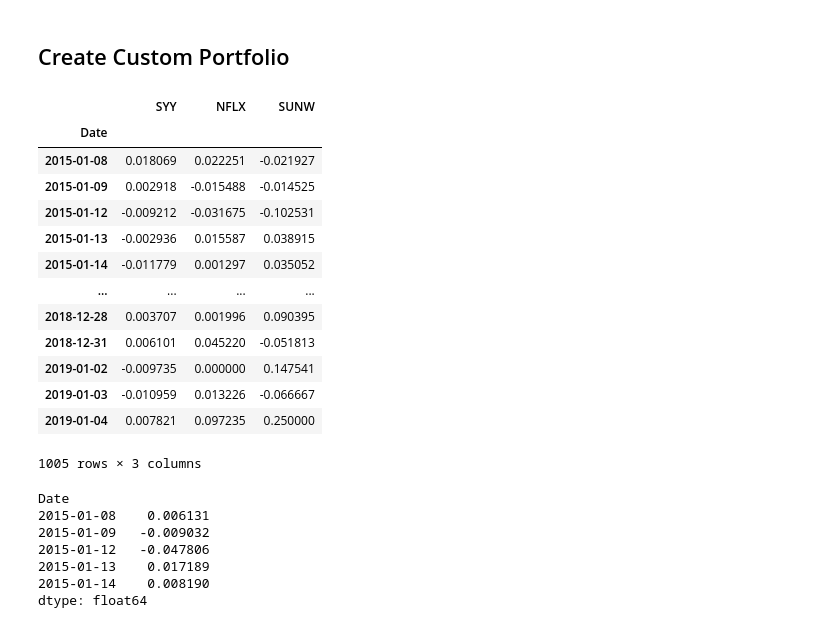
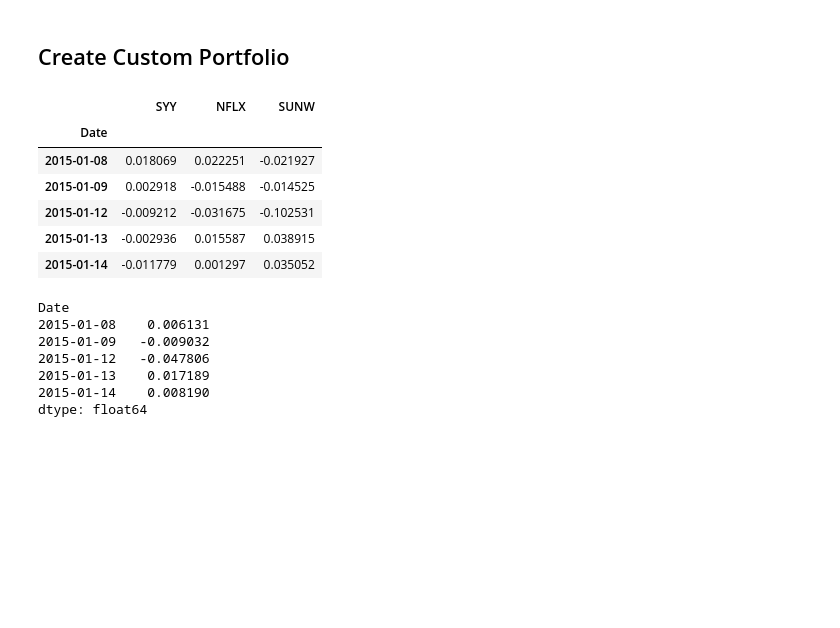
Before and after one commit to gerdonr/Financial-Returns-Analysis, a Jupyter notebook: homework file.ipynb, the cells around one changed output. Saved outputs shown, nothing was run; the diff lists cells and outputs as text; code cells hidden in the pictures; blank space fills up the shorter version.

```diff
--- a/homework file.ipynb
+++ b/homework file.ipynb
@@ -338,24 +329,17 @@ sunw_returns = sunw.pct_change()
 # %%
 #Concat all three stocks into one dataframe
 my_combined_returns = pd.concat([syy_returns,nflx_returns,sunw_returns],axis='columns',join='inner')
 my_combined_returns.columns =  ['SYY','NFLX','SUNW']
 my_combined_returns.dropna(inplace=True)
-my_combined_returns
+my_combined_returns.head()
 # %% [output]
 |  | SYY | NFLX | SUNW |
 | Date |  |  |  |
 | 2015-01-08 | 0.018069 | 0.022251 | -0.021927 |
 | 2015-01-09 | 0.002918 | -0.015488 | -0.014525 |
 | 2015-01-12 | -0.009212 | -0.031675 | -0.102531 |
 | 2015-01-13 | -0.002936 | 0.015587 | 0.038915 |
 | 2015-01-14 | -0.011779 | 0.001297 | 0.035052 |
-| ... | ... | ... | ... |
-| 2018-12-28 | 0.003707 | 0.001996 | 0.090395 |
-| 2018-12-31 | 0.006101 | 0.045220 | -0.051813 |
-| 2019-01-02 | -0.009735 | 0.000000 | 0.147541 |
-| 2019-01-03 | -0.010959 | 0.013226 | -0.066667 |
-| 2019-01-04 | 0.007821 | 0.097235 | 0.250000 |
-1005 rows × 3 columns
 # %%
 # Calculate weighted portfolio returns (equally weighted)
 weights = [1/3, 1/3, 1/3]
```
Also changed, not shown: parts of 4 cells of this notebook.
